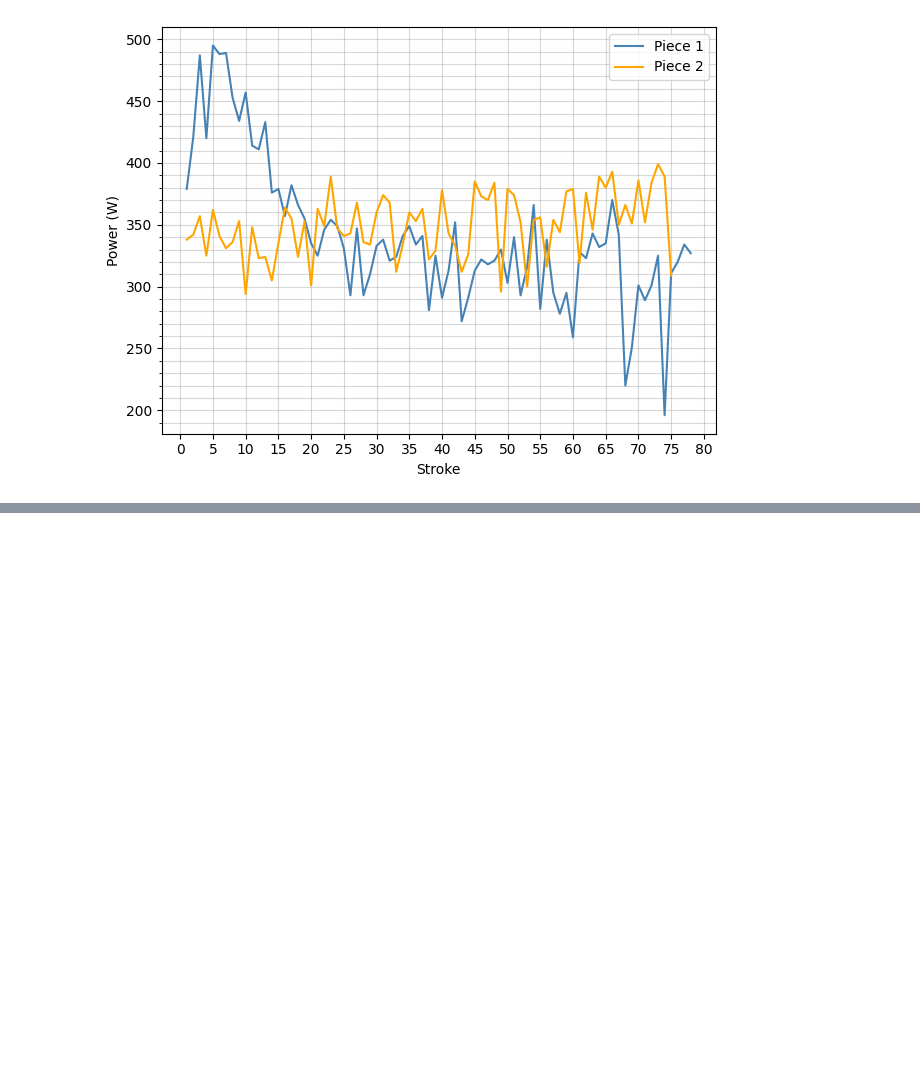
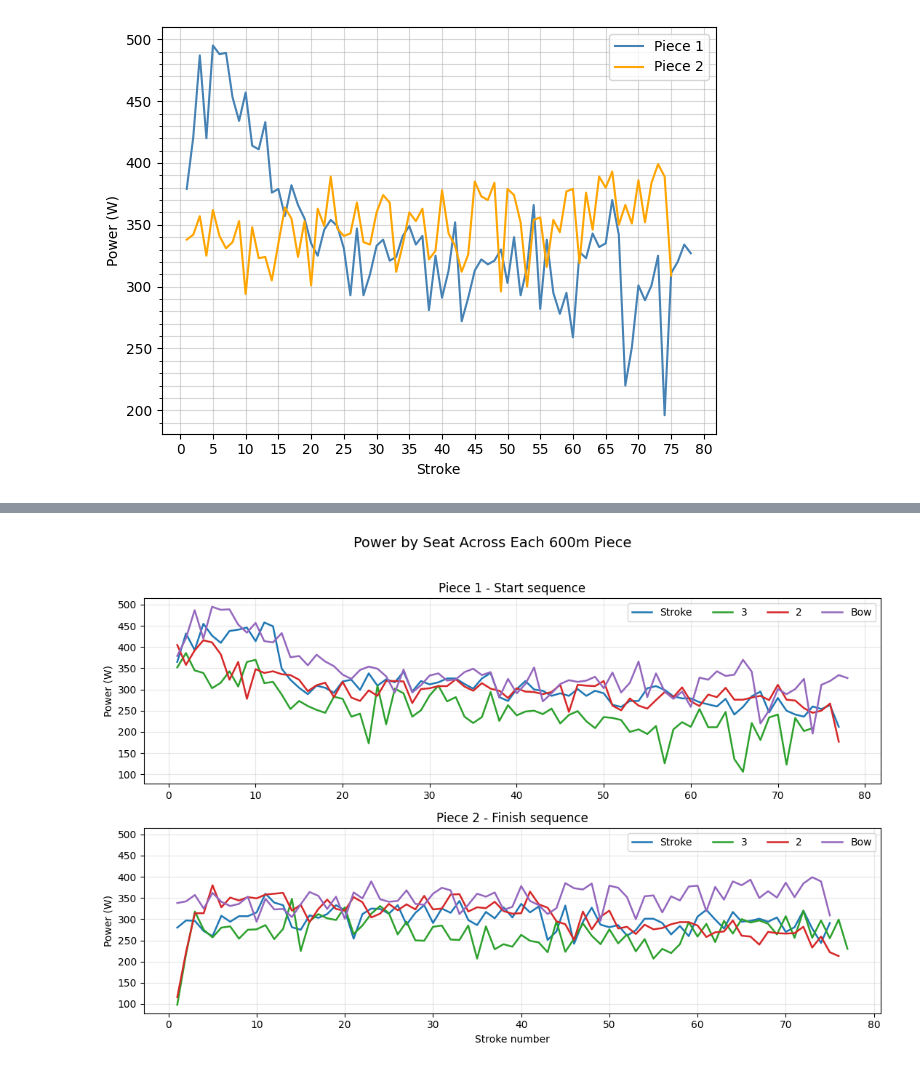
Before and after one commit to jamessk22/Rowing-Telemetry-Analysis, a Jupyter notebook: 424F2x600/analysis.ipynb, the cells around one changed output, grey strips where cells are left out. Saved outputs shown, nothing was run; the diff lists cells and outputs as text; code cells hidden in the pictures; blank space fills up the shorter version.

```diff
--- a/424F2x600/analysis.ipynb
+++ b/424F2x600/analysis.ipynb
@@ -95,0 +235,19 @@ plot_seat('Bow')
+# %%
+fig, axes = plt.subplots(2, 1, figsize=(11, 7), sharex=False, sharey=True)
+colors = {"Stroke": "#1f77b4", "3": "#2ca02c", "2": "#d62728", "Bow": "#9467bd"}
+
+for ax, piece in zip(axes, [1, 2]):
+    for seat in SEAT_ORDER:
+        df = crew[(crew["Piece"] == piece) & (crew["Seat"] == seat)]
+        ax.plot(df[stroke], df[power], label=seat, linewidth=1.8, color=colors[seat])
+    ax.set_title(PIECE_LABELS[piece])
+    ax.set_ylabel("Power (W)")
+    ax.grid(True, alpha=0.3)
+    ax.legend(ncol=4, loc="upper right")
+
+axes[-1].set_xlabel("Stroke number")
+fig.suptitle("Power by Seat Across Each 600m Piece", y=1.02, fontsize=14)
+plt.tight_layout()
+plt.show()
+# %% [output]
+[figure, added]
```
Also changed, not shown: parts of 12 cells of this notebook.
